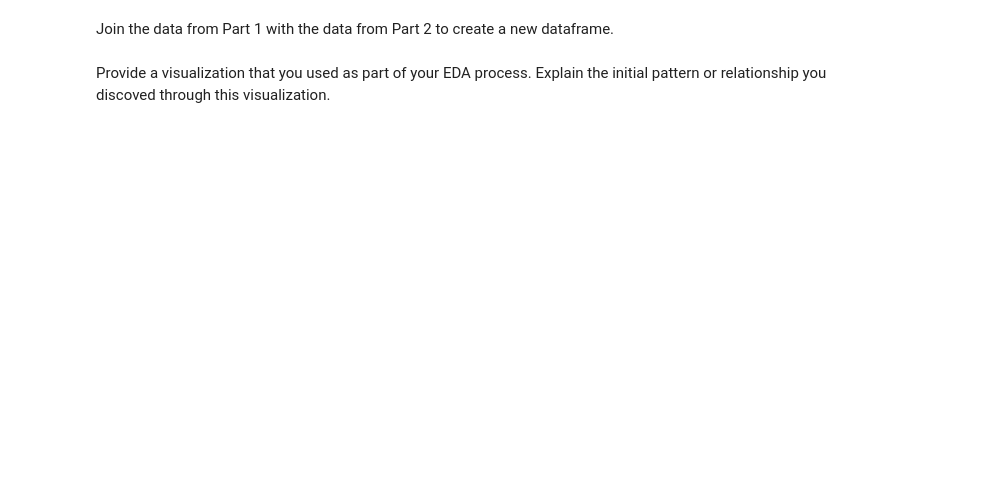
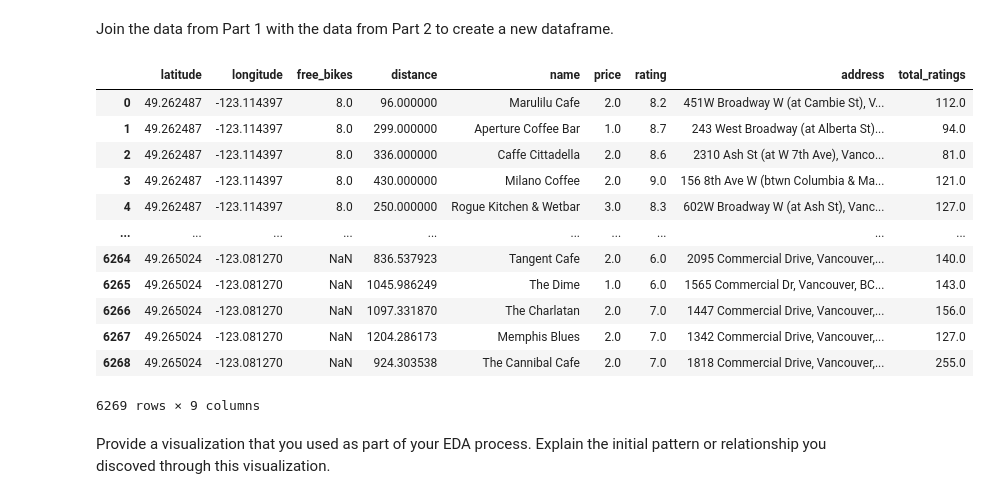
Before and after one commit to SBangarh/Bike-station-and-destination-location, a Jupyter notebook: notebooks/joining_data.ipynb, the cells around one changed output. Cells and saved outputs as stored; diff of their text form; code cells hidden in the pictures; blank space fills up the shorter version.

```diff
--- a/notebooks/joining_data.ipynb
+++ b/notebooks/joining_data.ipynb
@@ -15,12 +15,27 @@ Join the data from Part 1 with the data from Part 2 to create a new dataframe.
 # %%
 #combine individually with cb then together
 cb_foursquare = cb_df_final.merge(foursquare_df_final, how='outer', left_on=['latitude', 'longitude'], right_on=['latitude', 'longitude'])
 cb_yelp = cb_df_final.merge(yelp_df_final, how='outer', left_on=['latitude', 'longitude'], right_on=['latitude', 'longitude'])
 #combined_df_final = cb_foursquare.merge(yelp_df_final, how='outer', left_on=['latitude', 'longitude', 'name', 'distance'], right_on=['latitude', 'longitude', 'name', 'distance'])
 combined_df_final = pd.concat([cb_foursquare, cb_yelp], ignore_index=True)
 
 #drop these columns because not common and will be difficult to replace NaN with appropriate numbers
 combined_df_final = combined_df_final.drop(columns=['popularity', 'total_photos', 'total_tips'])
+combined_df_final
+# %% [output]
+|  | latitude | longitude | free_bikes | distance | name | price | rating | address | total_ratings |
+| 0 | 49.262487 | -123.114397 | 8.0 | 96.000000 | Marulilu Cafe | 2.0 | 8.2 | 451W Broadway W (at Cambie St), V... | 112.0 |
+| 1 | 49.262487 | -123.114397 | 8.0 | 299.000000 | Aperture Coffee Bar | 1.0 | 8.7 | 243 West Broadway (at Alberta St)... | 94.0 |
+| 2 | 49.262487 | -123.114397 | 8.0 | 336.000000 | Caffe Cittadella | 2.0 | 8.6 | 2310 Ash St (at W 7th Ave), Vanco... | 81.0 |
+| 3 | 49.262487 | -123.114397 | 8.0 | 430.000000 | Milano Coffee | 2.0 | 9.0 | 156 8th Ave W (btwn Columbia & Ma... | 121.0 |
+| 4 | 49.262487 | -123.114397 | 8.0 | 250.000000 | Rogue Kitchen & Wetbar | 3.0 | 8.3 | 602W Broadway W (at Ash St), Vanc... | 127.0 |
+| ... | ... | ... | ... | ... | ... | ... | ... | ... | ... |
+| 6264 | 49.265024 | -123.081270 | NaN | 836.537923 | Tangent Cafe | 2.0 | 6.0 | 2095 Commercial Drive, Vancouver,... | 140.0 |
+| 6265 | 49.265024 | -123.081270 | NaN | 1045.986249 | The Dime | 1.0 | 6.0 | 1565 Commercial Dr, Vancouver, BC... | 143.0 |
+| 6266 | 49.265024 | -123.081270 | NaN | 1097.331870 | The Charlatan | 2.0 | 7.0 | 1447 Commercial Drive, Vancouver,... | 156.0 |
+| 6267 | 49.265024 | -123.081270 | NaN | 1204.286173 | Memphis Blues | 2.0 | 7.0 | 1342 Commercial Drive, Vancouver,... | 127.0 |
+| 6268 | 49.265024 | -123.081270 | NaN | 924.303538 | The Cannibal Cafe | 2.0 | 7.0 | 1818 Commercial Drive, Vancouver,... | 255.0 |
+6269 rows × 9 columns
 # %% [markdown]
 Provide a visualization that you used as part of your EDA process. Explain the initial pattern or relationship you discoved through this visualization.
 # %%
```
Also changed, not shown: parts of 1 cell of this notebook.
